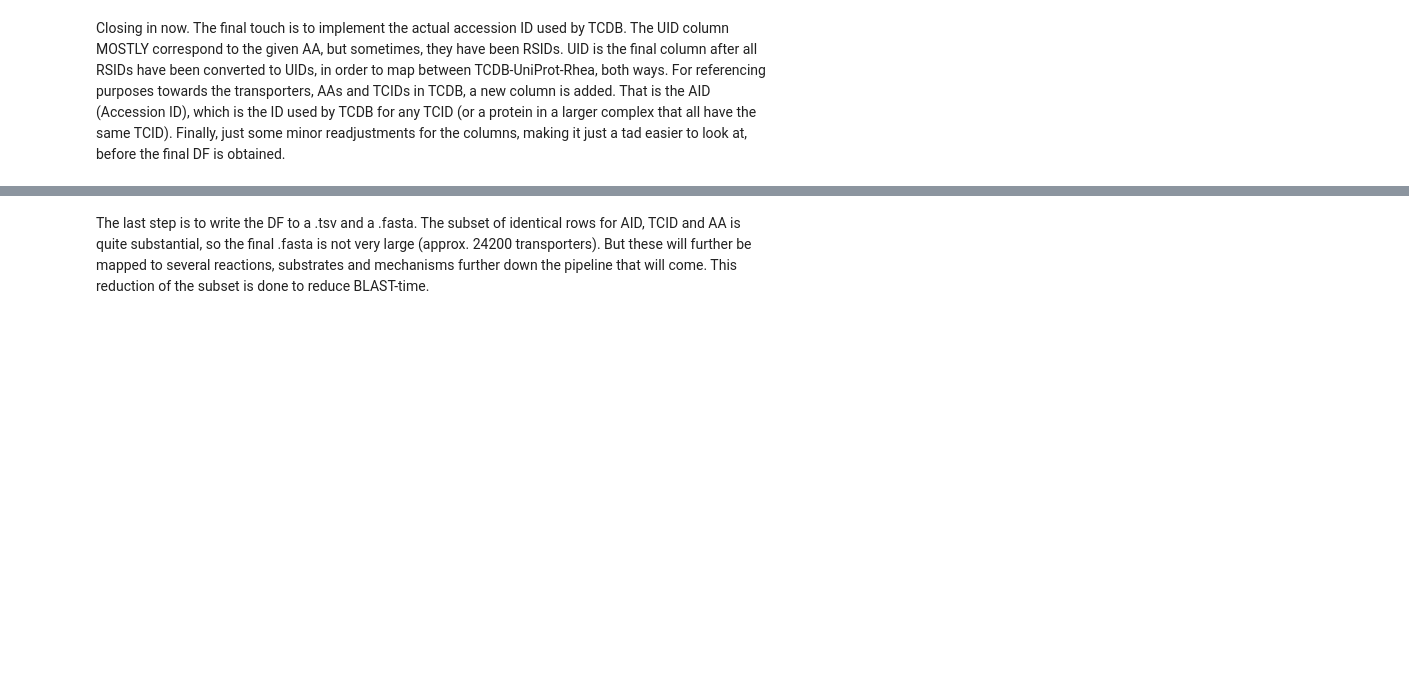
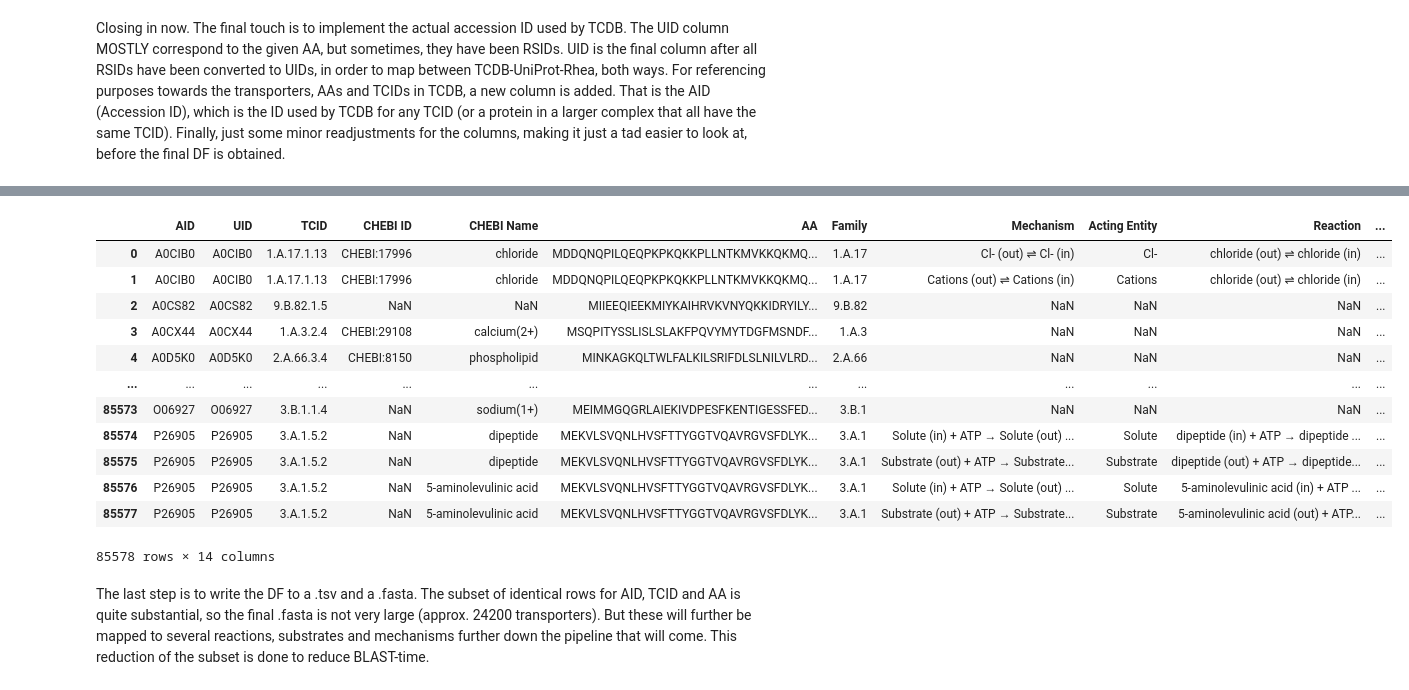
Before and after one commit to blandro/master-project, a Jupyter notebook: 1+2/1+2.ipynb, the cells around one changed output, grey strips where cells are left out. Drawn from its saved outputs; the diff is of its cells as text; code cells hidden in the pictures; blank space fills up the shorter version.

Commit message:
Solve TCDB Reaction with CHEBI

```diff
--- a/1+2/1+2.ipynb
+++ b/1+2/1+2.ipynb
@@ -196,3 +184,20 @@ Name: count, dtype: int64
+# %%
+df_eq = df_final.copy()
+df_eq
+# %% [output]
+|  | AID | UID | TCID | CHEBI ID | CHEBI Name | AA | Family | Mechanism | Acting Entity | Reaction | ... |
+| 0 | A0CIB0 | A0CIB0 | 1.A.17.1.13 | CHEBI:17996 | chloride | MDDQNQPILQEQPKPKQKKPLLNTKMVKKQKMQ... | 1.A.17 | Cl- (out) ⇌ Cl- (in) | Cl- | chloride (out) ⇌ chloride (in) | ... |
+| 1 | A0CIB0 | A0CIB0 | 1.A.17.1.13 | CHEBI:17996 | chloride | MDDQNQPILQEQPKPKQKKPLLNTKMVKKQKMQ... | 1.A.17 | Cations (out) ⇌ Cations (in) | Cations | chloride (out) ⇌ chloride (in) | ... |
+| 2 | A0CS82 | A0CS82 | 9.B.82.1.5 | NaN | NaN | MIIEEQIEEKMIYKAIHRVKVNYQKKIDRYILY... | 9.B.82 | NaN | NaN | NaN | ... |
+| 3 | A0CX44 | A0CX44 | 1.A.3.2.4 | CHEBI:29108 | calcium(2+) | MSQPITYSSLISLSLAKFPQVYMYTDGFMSNDF... | 1.A.3 | NaN | NaN | NaN | ... |
+| 4 | A0D5K0 | A0D5K0 | 2.A.66.3.4 | CHEBI:8150 | phospholipid | MINKAGKQLTWLFALKILSRIFDLSLNILVLRD... | 2.A.66 | NaN | NaN | NaN | ... |
+| ... | ... | ... | ... | ... | ... | ... | ... | ... | ... | ... | ... |
+| 85573 | O06927 | O06927 | 3.B.1.1.4 | NaN | sodium(1+) | MEIMMGQGRLAIEKIVDPESFKENTIGESSFED... | 3.B.1 | NaN | NaN | NaN | ... |
+| 85574 | P26905 | P26905 | 3.A.1.5.2 | NaN | dipeptide | MEKVLSVQNLHVSFTTYGGTVQAVRGVSFDLYK... | 3.A.1 | Solute (in) + ATP → Solute (out) ... | Solute | dipeptide (in) + ATP → dipeptide ... | ... |
+| 85575 | P26905 | P26905 | 3.A.1.5.2 | NaN | dipeptide | MEKVLSVQNLHVSFTTYGGTVQAVRGVSFDLYK... | 3.A.1 | Substrate (out) + ATP → Substrate... | Substrate | dipeptide (out) + ATP → dipeptide... | ... |
+| 85576 | P26905 | P26905 | 3.A.1.5.2 | NaN | 5-aminolevulinic acid | MEKVLSVQNLHVSFTTYGGTVQAVRGVSFDLYK... | 3.A.1 | Solute (in) + ATP → Solute (out) ... | Solute | 5-aminolevulinic acid (in) + ATP ... | ... |
+| 85577 | P26905 | P26905 | 3.A.1.5.2 | NaN | 5-aminolevulinic acid | MEKVLSVQNLHVSFTTYGGTVQAVRGVSFDLYK... | 3.A.1 | Substrate (out) + ATP → Substrate... | Substrate | 5-aminolevulinic acid (out) + ATP... | ... |
+85578 rows × 14 columns
 # %% [markdown]
 The last step is to write the DF to a .tsv and a .fasta. The subset of identical rows for AID, TCID and AA is quite substantial, so the final .fasta is not very large (approx. 24200 transporters). But these will further be mapped to several reactions, substrates and mechanisms further down the pipeline that will come. This reduction of the subset is done to reduce BLAST-time.
 # %%
```
Also changed, not shown: parts of 6 cells of this notebook, 9 other files.
